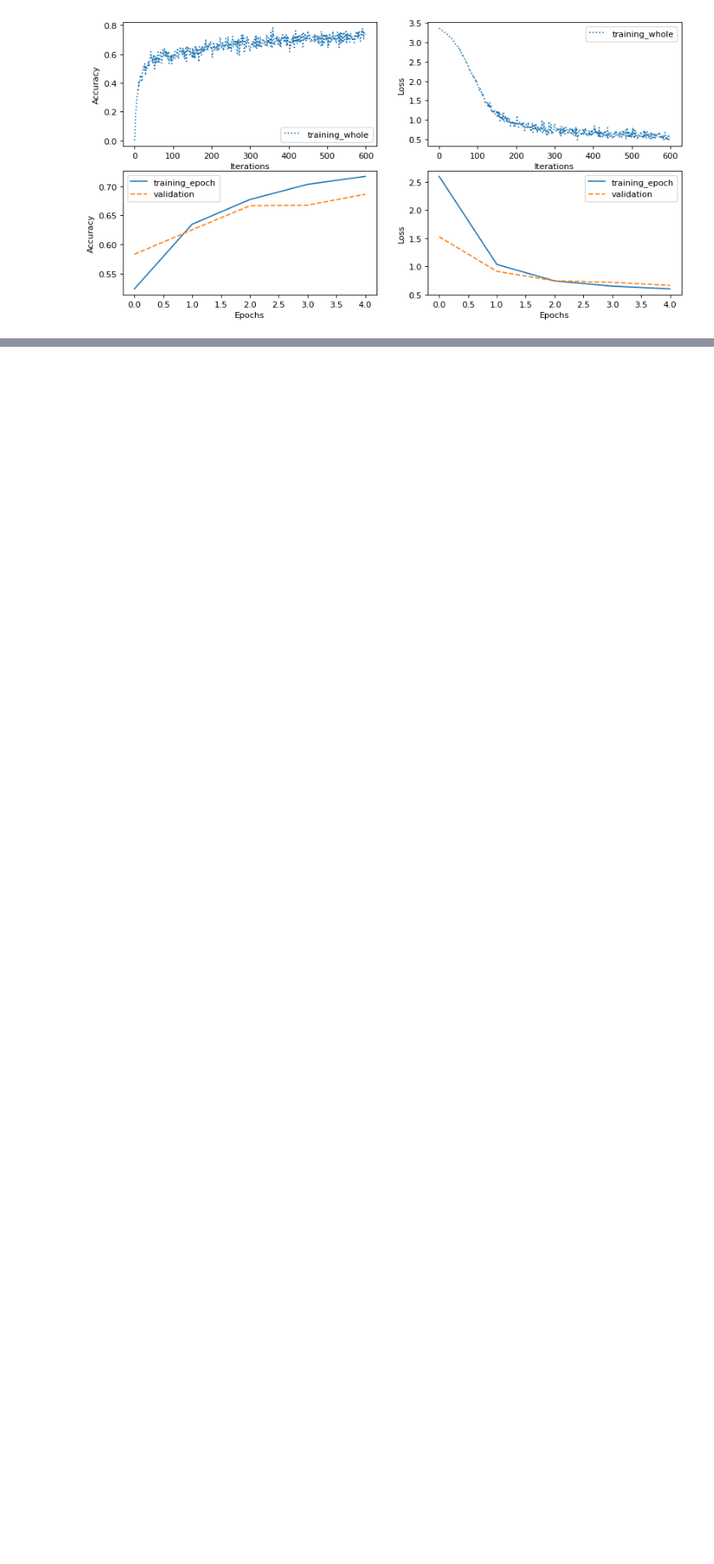
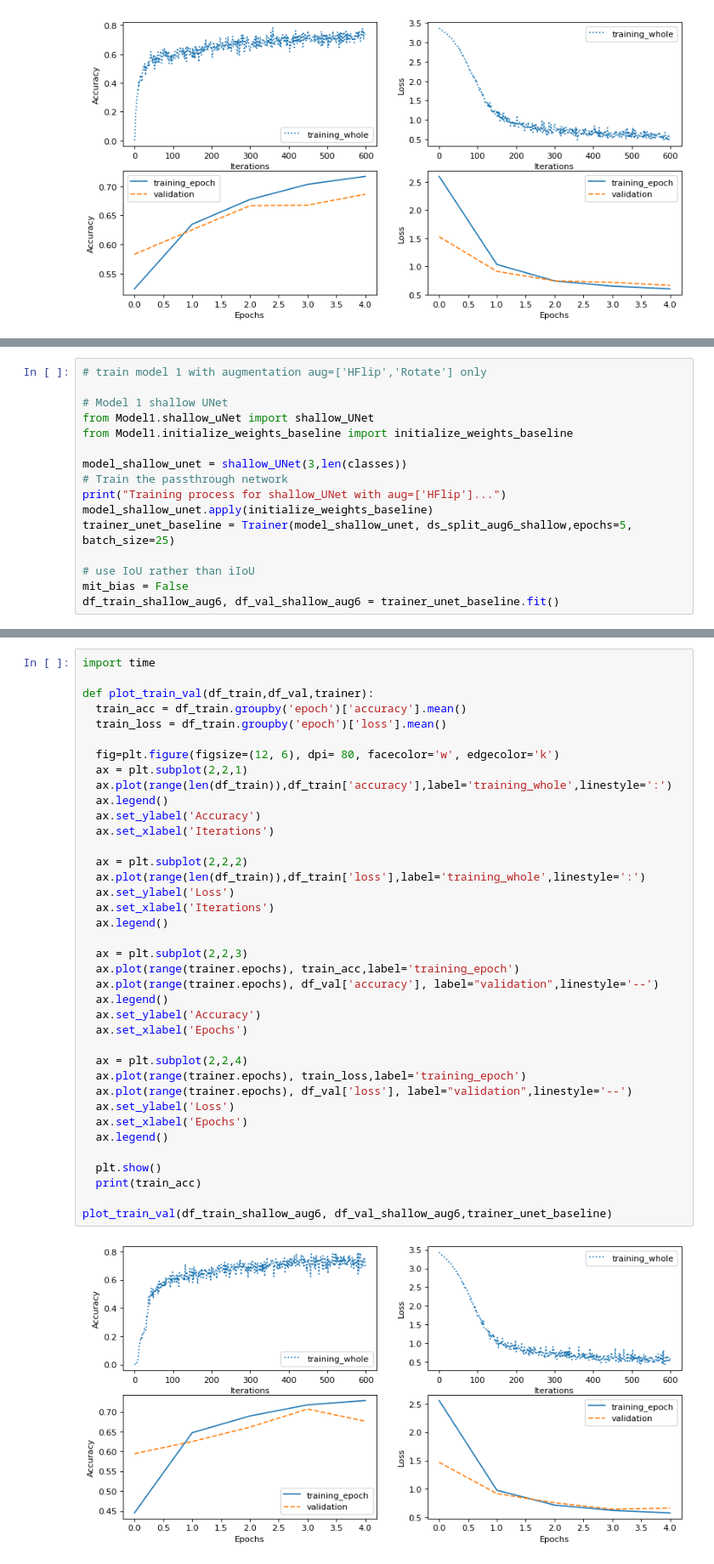
Before and after one commit to BulbasaurG/5LSM0-Assignment-4-CityScape, a Jupyter notebook: Assignment_4_Cityscapes_(L_Jiang&D_Guo).ipynb, the cells around one changed output, grey strips where cells are left out. Shown at 85% size. Cells and saved outputs as stored; diff of their text form; blank space fills up the shorter version.

Commit message:
feat: add HFlip only result

```diff
--- a/Assignment_4_Cityscapes_(L_Jiang&D_Guo).ipynb
+++ b/Assignment_4_Cityscapes_(L_Jiang&D_Guo).ipynb
@@ -1779,0 +1804,16 @@ plot_train_val(df_train_shallow_aug6, df_val_shallow_aug6,trainer_unet_baseline)
+# %%
+# train model 1 with augmentation aug=['HFlip','Rotate'] only
+
+# Model 1 shallow UNet
+from Model1.shallow_uNet import shallow_UNet
+from Model1.initialize_weights_baseline import initialize_weights_baseline
+
+model_shallow_unet = shallow_UNet(3,len(classes))
+# Train the passthrough network
+print("Training process for shallow_UNet with aug=['HFlip']...")
+model_shallow_unet.apply(initialize_weights_baseline)
+trainer_unet_baseline = Trainer(model_shallow_unet, ds_split_aug6_shallow,epochs=5, batch_size=25)
+
+# use IoU rather than iIoU
+mit_bias = False
+df_train_shallow_aug6, df_val_shallow_aug6 = trainer_unet_baseline.fit()
@@ -1779,0 +1859,40 @@ plot_train_val(df_train_shallow_aug6, df_val_shallow_aug6,trainer_unet_baseline)
+# %%
+import time
+
+def plot_train_val(df_train,df_val,trainer):
+  train_acc = df_train.groupby('epoch')['accuracy'].mean()
+  train_loss = df_train.groupby('epoch')['loss'].mean()
+
+  fig=plt.figure(figsize=(12, 6), dpi= 80, facecolor='w', edgecolor='k')
+  ax = plt.subplot(2,2,1)
+  ax.plot(range(len(df_train)),df_train['accuracy'],label='training_whole',linestyle=':')
+  ax.legend()
+  ax.set_ylabel('Accuracy')
+  ax.set_xlabel('Iterations')
+
+  ax = plt.subplot(2,2,2)
+  ax.plot(range(len(df_train)),df_train['loss'],label='training_whole',linestyle=':')
+  ax.set_ylabel('Loss')
+  ax.set_xlabel('Iterations')
+  ax.legend()
+
+  ax = plt.subplot(2,2,3)
+  ax.plot(range(trainer.epochs), train_acc,label='training_epoch')
+  ax.plot(range(trainer.epochs), df_val['accuracy'], label="validation",linestyle='--')
+  ax.legend()
+  ax.set_ylabel('Accuracy')
+  ax.set_xlabel('Epochs')
+
+  ax = plt.subplot(2,2,4)
+  ax.plot(range(trainer.epochs), train_loss,label='training_epoch')
+  ax.plot(range(trainer.epochs), df_val['loss'], label="validation",linestyle='--')
+  ax.set_ylabel('Loss')
+  ax.set_xlabel('Epochs')
+  ax.legend()
+
+  plt.show()
+  print(train_acc)
+
+plot_train_val(df_train_shallow_aug6, df_val_shallow_aug6,trainer_unet_baseline)
+# %% [output]
+[figure, added]
```
Also changed, not shown: parts of 7 cells of this notebook.
